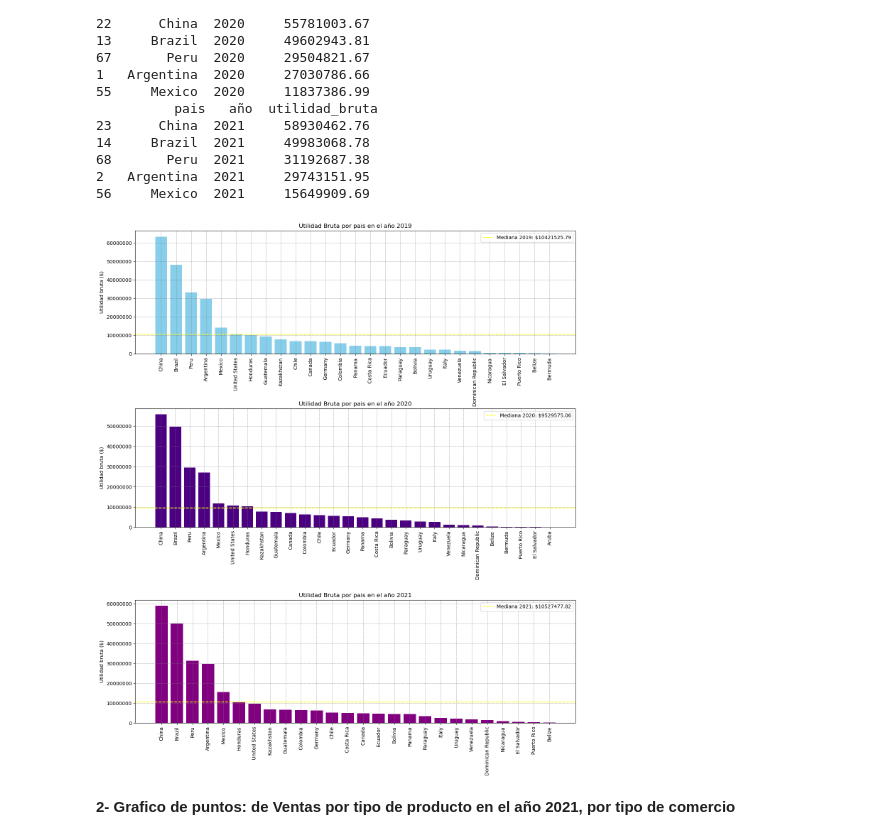
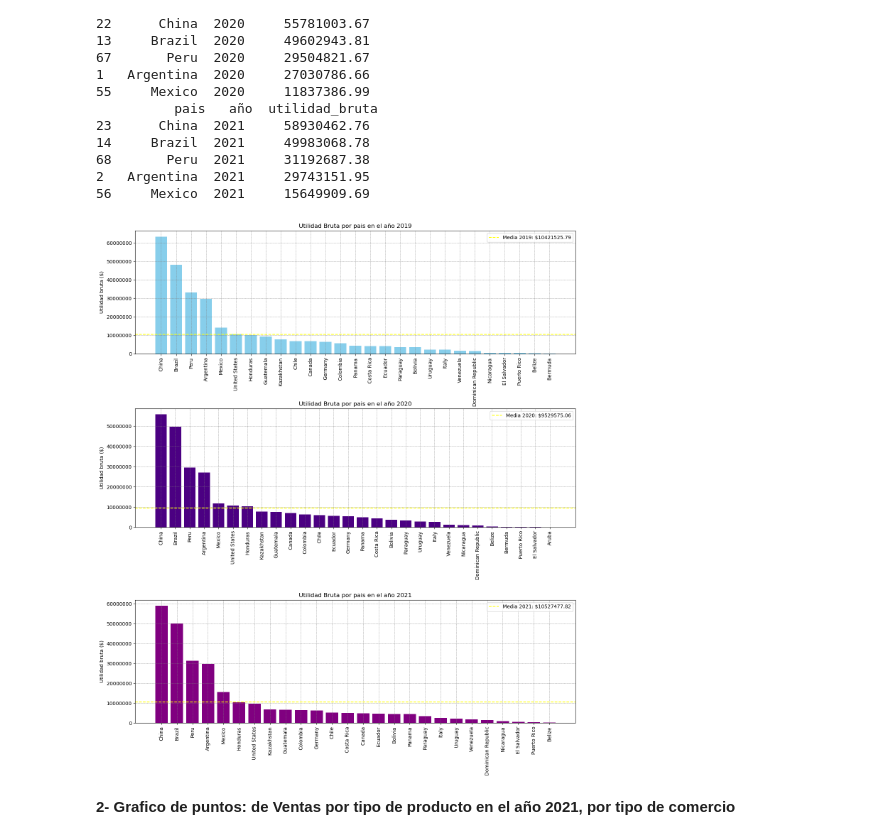
Before and after one commit to manuelpalomeque/ISPC--An-lisisDeDatos--DataBring, a Jupyter notebook: Proyecto Integrador - Analista de Datos - ISPC-Palomeque.ipynb, the cells around one changed output. Drawn from its saved outputs; the diff is of its cells as text; code cells hidden in the pictures.

```diff
--- a/Proyecto Integrador - Analista de Datos - ISPC-Palomeque.ipynb
+++ b/Proyecto Integrador - Analista de Datos - ISPC-Palomeque.ipynb
@@ -660,39 +660,39 @@ plt.subplots_adjust(hspace=0.5)
 # 2019
 plt.subplot(27,1,1)
 plt.bar(utilidadB2019['pais'], utilidadB2019['utilidad_bruta'],color='skyblue')
-plt.axhline(y=media_utilidad_bruta2019, color='yellow', linestyle='--', label=f'Mediana 2019: ${media_utilidad_bruta2019}') #Media
+plt.axhline(y=media_utilidad_bruta2019, color='yellow', linestyle='--', label=f'Media 2019: ${media_utilidad_bruta2019}') #Media
 plt.ylabel('Utilidad bruta ($)')
 plt.title('Utilidad Bruta por pais en el año 2019')
 plt.xticks(rotation=90)
 plt.grid(color = 'gray', linestyle = '--', linewidth = 0.5)
 plt.legend( loc= 'upper right')
 plt.ticklabel_format(style='plain', axis='y')
 
 #2020
 plt.subplot(28,1,2)
 plt.bar(utilidadB2020['pais'], utilidadB2020['utilidad_bruta'], color='indigo')
-plt.axhline(y=media_utilidad_bruta2020, color='yellow', linestyle='--', label=f'Mediana 2020: ${media_utilidad_bruta2020}')#Media
+plt.axhline(y=media_utilidad_bruta2020, color='yellow', linestyle='--', label=f'Media 2020: ${media_utilidad_bruta2020}')#Media
 plt.ylabel('Utilidad bruta ($)')
 plt.title('Utilidad Bruta por pais en el año 2020')
 plt.xticks(rotation=90)
 plt.grid(color = 'gray', linestyle = '--', linewidth = 0.5)
 plt.legend( loc= 'upper right')
 plt.ticklabel_format(style='plain', axis='y')
 
 #2021
 plt.subplot(27,1,3)
 plt.bar(utilidadB2021['pais'], utilidadB2021['utilidad_bruta'], color='purple')
-plt.axhline(y=media_utilidad_bruta2021, color='yellow', linestyle='--', label=f'Mediana 2021: ${media_utilidad_bruta2021}')#Media
+plt.axhline(y=media_utilidad_bruta2021, color='yellow', linestyle='--', label=f'Media 2021: ${media_utilidad_bruta2021}')#Media
 plt.ylabel('Utilidad bruta ($)')
 plt.title('Utilidad Bruta por pais en el año 2021')
 plt.xticks(rotation=90)
 plt.grid(color = 'gray', linestyle = '--', linewidth = 0.5)
 plt.legend( loc= 'upper right')
 plt.ticklabel_format(style='plain', axis='y')
 
 plt.show()
 # %% [output]
-[figure, old version]
+[figure, new version]
 # %% [markdown]
 **2- Grafico de puntos: de Ventas por tipo de producto en el año 2021, por tipo de comercio**
 # %%
```
Also changed, not shown: parts of 2 cells of this notebook.
